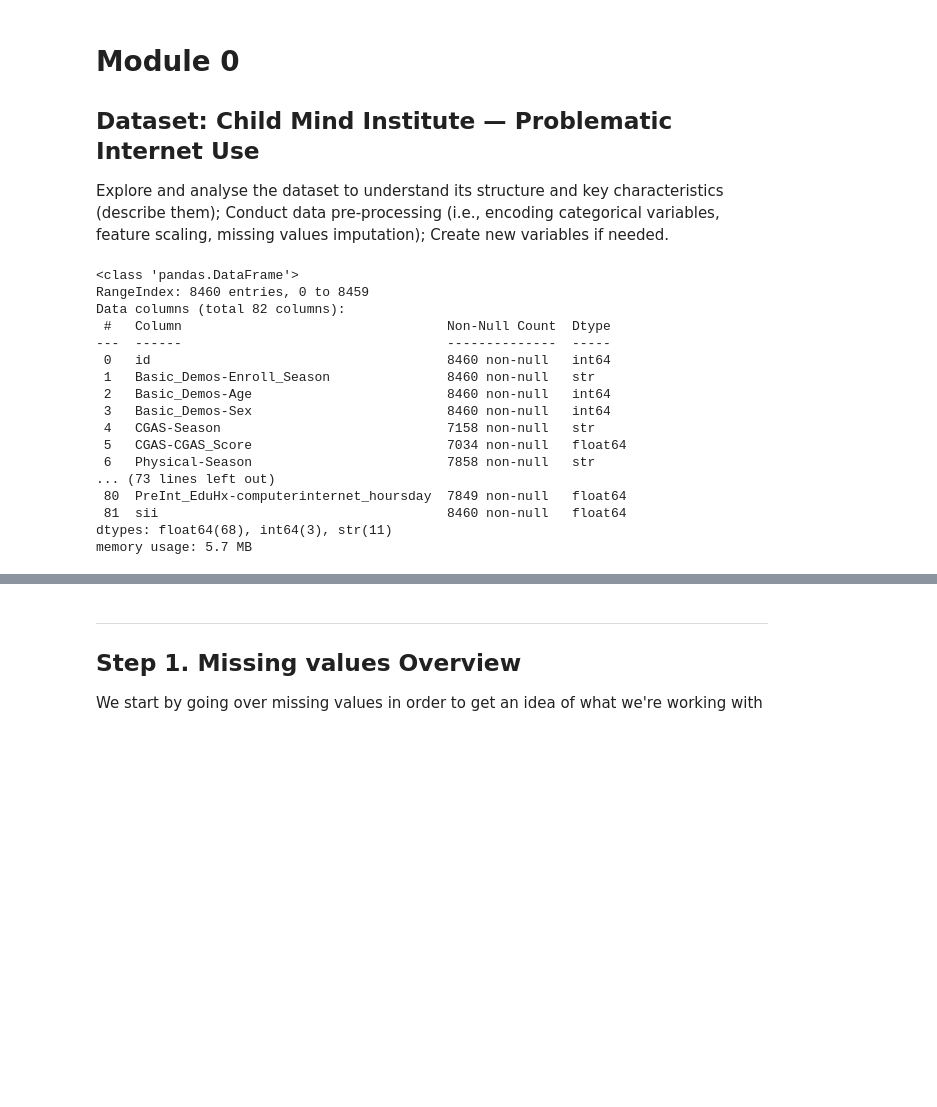
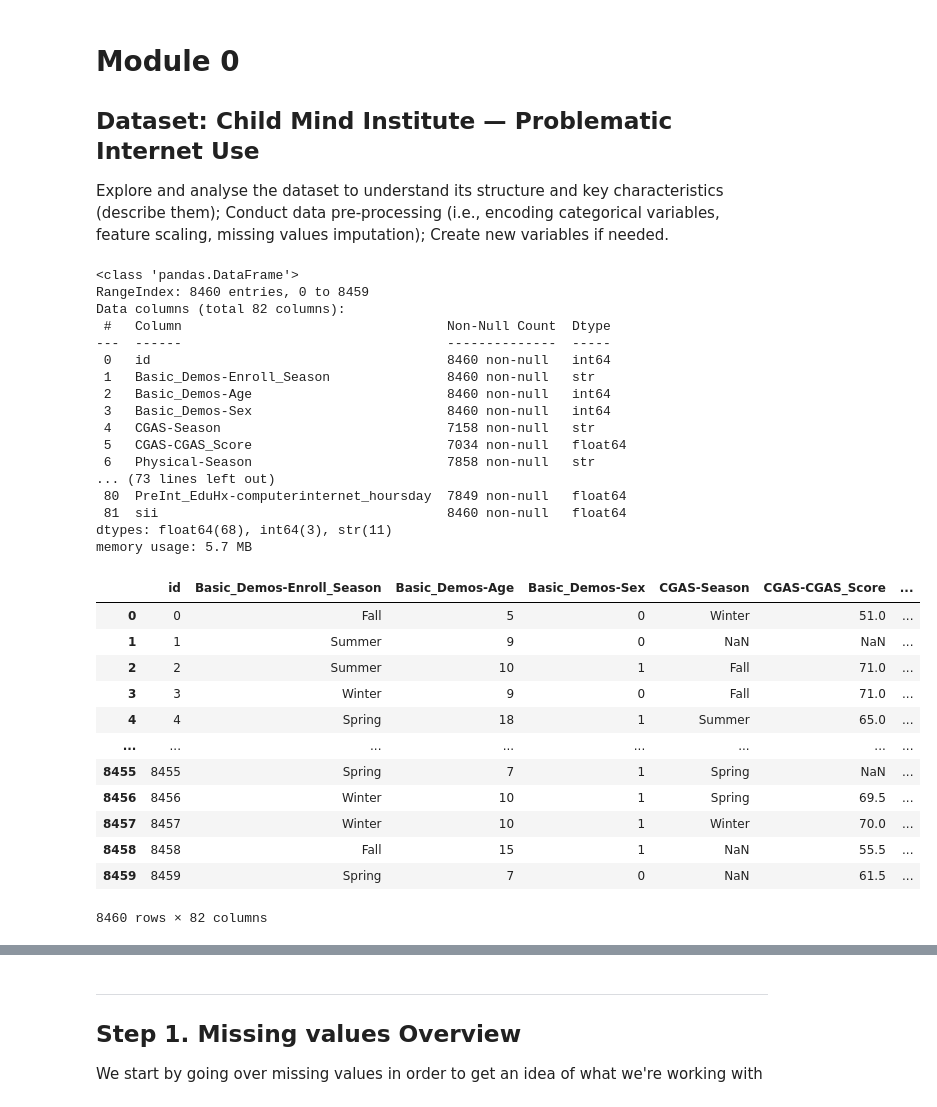
Before and after one commit to GiulioBartoloni/DataMining2, a Jupyter notebook: CMI/src/module_0.ipynb, the cells around one changed output, grey strips where cells are left out. Drawn from its saved outputs; the diff is of its cells as text; code cells hidden in the pictures; blank space fills up the shorter version.

```diff
--- a/CMI/src/module_0.ipynb
+++ b/CMI/src/module_0.ipynb
@@ -12,33 +12,47 @@ import numpy as np
 import matplotlib.pyplot as plt
 import seaborn as sns
 import warnings
 
 warnings.filterwarnings("ignore")
 sns.set_theme(style="whitegrid", palette="muted")
 pd.set_option("display.max_columns", 90)
 
 df = pd.read_csv("../base_data/cmi_internet.csv")
 
 # General info: dtypes and non-null counts
 df.info(verbose=True, show_counts=True)
+df
 # %% [output]
 <class 'pandas.DataFrame'>
 RangeIndex: 8460 entries, 0 to 8459
 Data columns (total 82 columns):
  #   Column                                  Non-Null Count  Dtype
 ---  ------                                  --------------  -----
  0   id                                      8460 non-null   int64
  1   Basic_Demos-Enroll_Season               8460 non-null   str
  2   Basic_Demos-Age                         8460 non-null   int64
  3   Basic_Demos-Sex                         8460 non-null   int64
  4   CGAS-Season                             7158 non-null   str
  5   CGAS-CGAS_Score                         7034 non-null   float64
  6   Physical-Season                         7858 non-null   str
 ... (73 lines left out)
  80  PreInt_EduHx-computerinternet_hoursday  7849 non-null   float64
  81  sii                                     8460 non-null   float64
 dtypes: float64(68), int64(3), str(11)
 memory usage: 5.7 MB
+|  | id | Basic_Demos-Enroll_Season | Basic_Demos-Age | Basic_Demos-Sex | CGAS-Season | CGAS-CGAS_Score | ... |
+| 0 | 0 | Fall | 5 | 0 | Winter | 51.0 | ... |
+| 1 | 1 | Summer | 9 | 0 | NaN | NaN | ... |
+| 2 | 2 | Summer | 10 | 1 | Fall | 71.0 | ... |
+| 3 | 3 | Winter | 9 | 0 | Fall | 71.0 | ... |
+| 4 | 4 | Spring | 18 | 1 | Summer | 65.0 | ... |
+| ... | ... | ... | ... | ... | ... | ... | ... |
+| 8455 | 8455 | Spring | 7 | 1 | Spring | NaN | ... |
+| 8456 | 8456 | Winter | 10 | 1 | Spring | 69.5 | ... |
+| 8457 | 8457 | Winter | 10 | 1 | Winter | 70.0 | ... |
+| 8458 | 8458 | Fall | 15 | 1 | NaN | 55.5 | ... |
+| 8459 | 8459 | Spring | 7 | 0 | NaN | 61.5 | ... |
+8460 rows × 82 columns
 # %%
 # Quick descriptive statistics for all numeric columns
 df.describe().T
```
Also changed, not shown: 1 other file.
